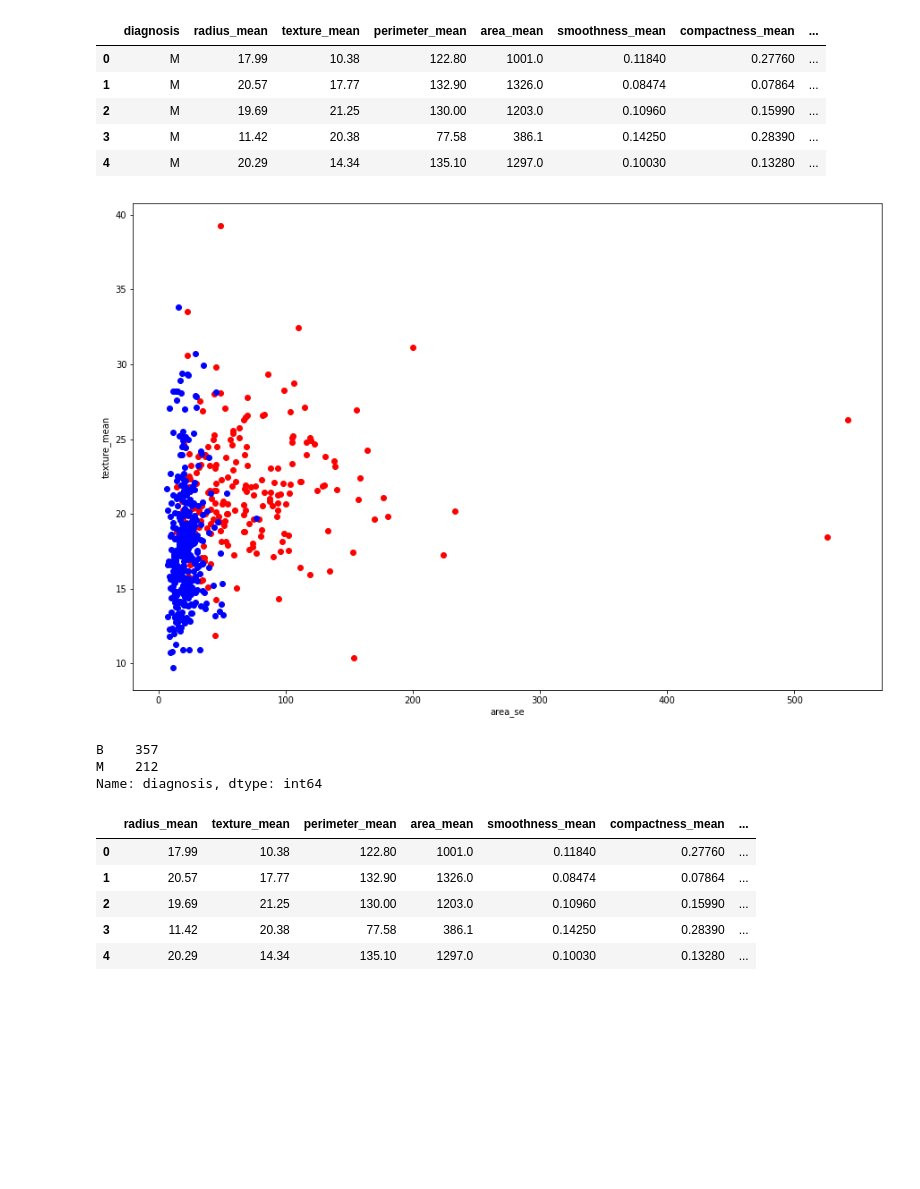
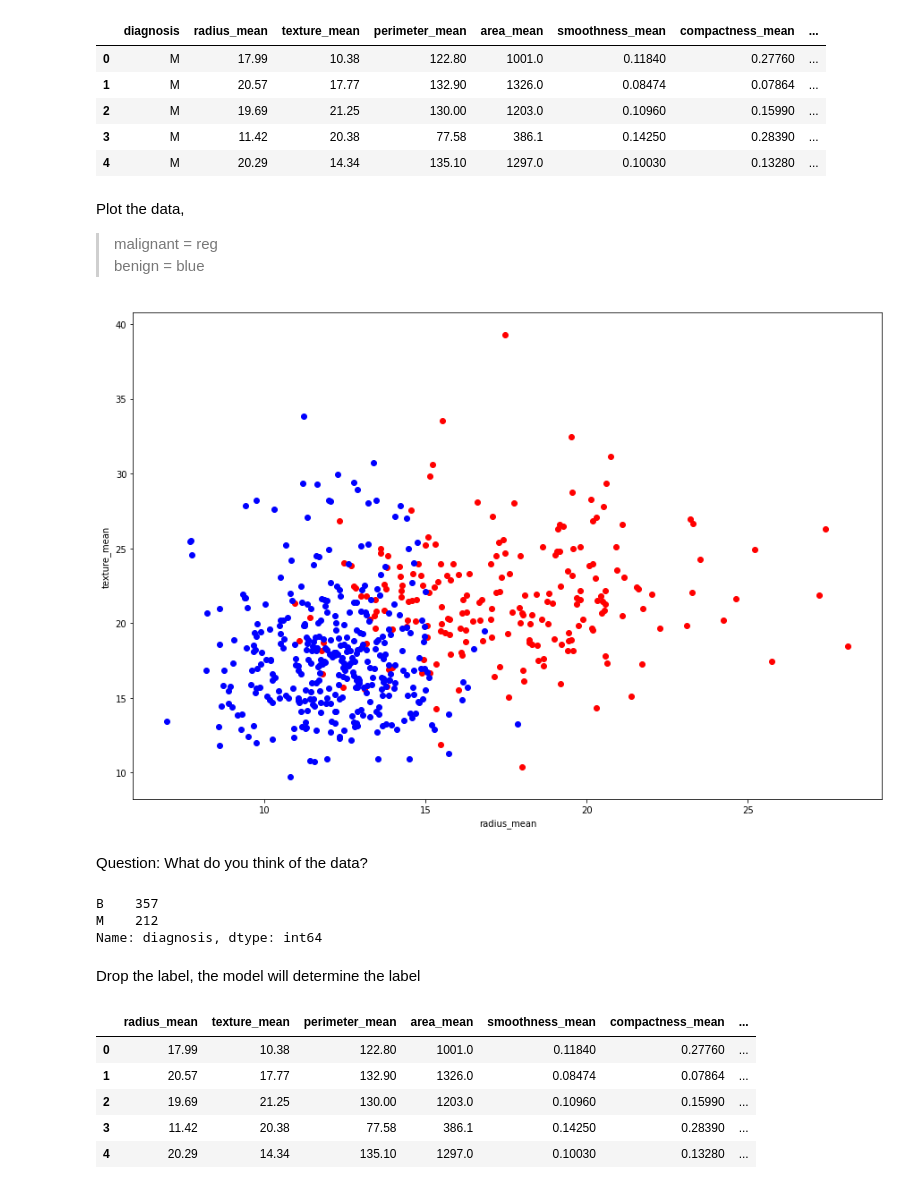
Before and after one commit to cagBRT/Machine-Learning, a Jupyter notebook: HierarchicalClustering4.ipynb, the cells around one changed output. Saved outputs shown, nothing was run; the diff lists cells and outputs as text; code cells hidden in the pictures; blank space fills up the shorter version.

```diff
--- a/HierarchicalClustering4.ipynb
+++ b/HierarchicalClustering4.ipynb
@@ -45,21 +49,33 @@ data.head()
 | 2 | M | 19.69 | 21.25 | 130.00 | 1203.0 | 0.10960 | 0.15990 | ... |
 | 3 | M | 11.42 | 20.38 | 77.58 | 386.1 | 0.14250 | 0.28390 | ... |
 | 4 | M | 20.29 | 14.34 | 135.10 | 1297.0 | 0.10030 | 0.13280 | ... |
+# %% [markdown]
+Plot the data,<br>
+> malignant = reg<br>
+benign = blue<br>
+# %%
+xaxis = "radius_mean"
+yaxis = "texture_mean"
 # %%
 plt.figure(figsize = (15, 10))
-plt.scatter(data["area_se"][data["diagnosis"] == "M"], data["texture_mean"][data["diagnosis"]== "M"], color = "red")
-plt.scatter(data["area_se"][data["diagnosis"]  == "B"], data["texture_mean"][data["diagnosis"]== "B"], color = "blue")
-plt.xlabel("area_se")
-plt.ylabel("texture_mean")
+plt.scatter(data[xaxis][data["diagnosis"] == "M"], data[yaxis][data["diagnosis"]== "M"], color = "red")
+plt.scatter(data[xaxis][data["diagnosis"]  == "B"], data[yaxis][data["diagnosis"]== "B"], color = "blue")
+
+plt.xlabel(xaxis)
+plt.ylabel(yaxis)
 
 plt.show()
 # %% [output]
-[figure, old version]
+[figure, new version]
+# %% [markdown]
+Question: What do you think of the data?
 # %%
 data["diagnosis"].value_counts()
 # %% [output]
 B    357
 M    212
 Name: diagnosis, dtype: int64
+# %% [markdown]
+Drop the label, the model will determine the label
 # %%
 # For clustering we do not need labels. Because we'll identify the labels.
```
Also changed, not shown: parts of 21 cells of this notebook.
